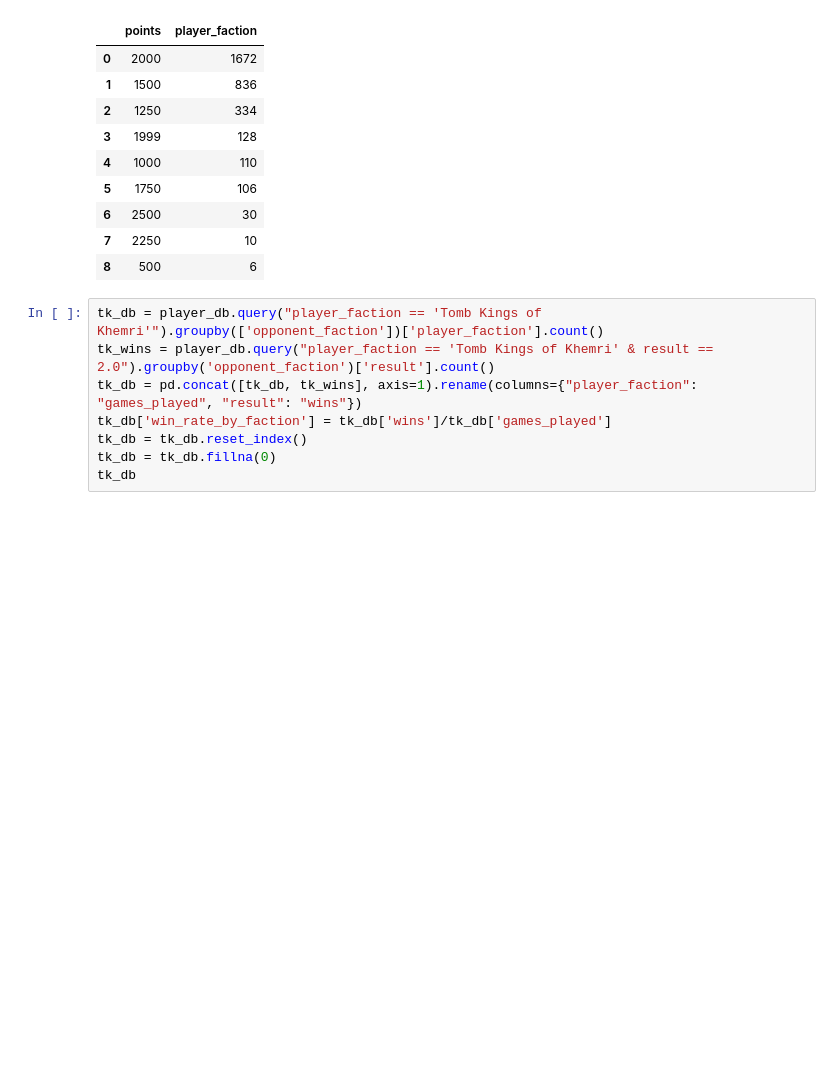
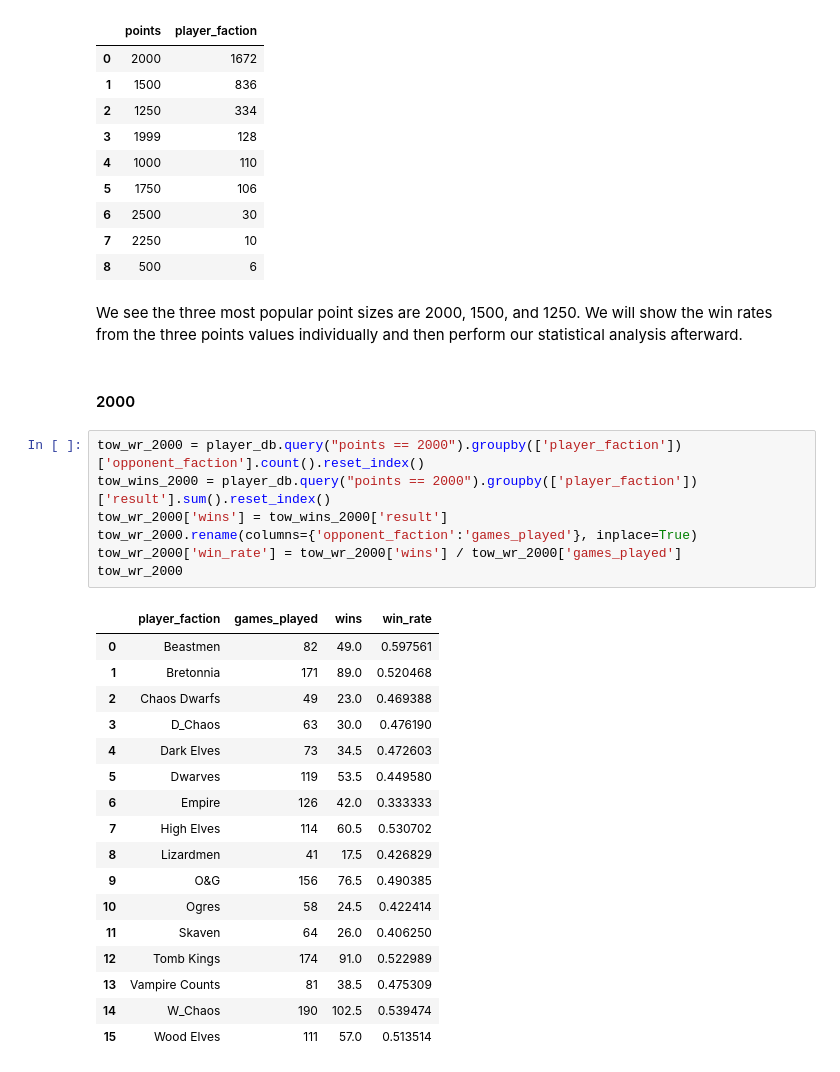
Before and after one commit to jacoblundeen/tow_analysis, a Jupyter notebook: tow_analysis.ipynb, the cells around one changed output. Cells and saved outputs as stored; diff of their text form; blank space fills up the shorter version.

```diff
--- a/tow_analysis.ipynb
+++ b/tow_analysis.ipynb
@@ -116,11 +117,32 @@ player_db.groupby(['points'])['player_faction'].count().sort_values(ascending=Fa
 | 6 | 2500 | 30 |
 | 7 | 2250 | 10 |
 | 8 | 500 | 6 |
-# %%
-tk_db = player_db.query("player_faction == 'Tomb Kings of Khemri'").groupby(['opponent_faction'])['player_faction'].count()
-tk_wins = player_db.query("player_faction == 'Tomb Kings of Khemri' & result == 2.0").groupby('opponent_faction')['result'].count()
-tk_db = pd.concat([tk_db, tk_wins], axis=1).rename(columns={"player_faction": "games_played", "result": "wins"})
-tk_db['win_rate_by_faction'] = tk_db['wins']/tk_db['games_played']
-tk_db = tk_db.reset_index()
-tk_db = tk_db.fillna(0)
-tk_db
+# %% [markdown]
+We see the three most popular point sizes are 2000, 1500, and 1250. We will show the win rates from the three points values individually and then perform our statistical analysis afterward.
+# %% [markdown]
+#### 2000
+# %%
+tow_wr_2000 = player_db.query("points == 2000").groupby(['player_faction'])['opponent_faction'].count().reset_index()
+tow_wins_2000 = player_db.query("points == 2000").groupby(['player_faction'])['result'].sum().reset_index()
+tow_wr_2000['wins'] = tow_wins_2000['result']
+tow_wr_2000.rename(columns={'opponent_faction':'games_played'}, inplace=True)
+tow_wr_2000['win_rate'] = tow_wr_2000['wins'] / tow_wr_2000['games_played']
+tow_wr_2000
+# %% [output]
+|  | player_faction | games_played | wins | win_rate |
+| 0 | Beastmen | 82 | 49.0 | 0.597561 |
+| 1 | Bretonnia | 171 | 89.0 | 0.520468 |
+| 2 | Chaos Dwarfs | 49 | 23.0 | 0.469388 |
+| 3 | D_Chaos | 63 | 30.0 | 0.476190 |
+| 4 | Dark Elves | 73 | 34.5 | 0.472603 |
+| 5 | Dwarves | 119 | 53.5 | 0.449580 |
+| 6 | Empire | 126 | 42.0 | 0.333333 |
+| 7 | High Elves | 114 | 60.5 | 0.530702 |
+| 8 | Lizardmen | 41 | 17.5 | 0.426829 |
+| 9 | O&G | 156 | 76.5 | 0.490385 |
+| 10 | Ogres | 58 | 24.5 | 0.422414 |
+| 11 | Skaven | 64 | 26.0 | 0.406250 |
+| 12 | Tomb Kings | 174 | 91.0 | 0.522989 |
+| 13 | Vampire Counts | 81 | 38.5 | 0.475309 |
+| 14 | W_Chaos | 190 | 102.5 | 0.539474 |
+| 15 | Wood Elves | 111 | 57.0 | 0.513514 |
```
Also changed, not shown: parts of 15 cells of this notebook.
